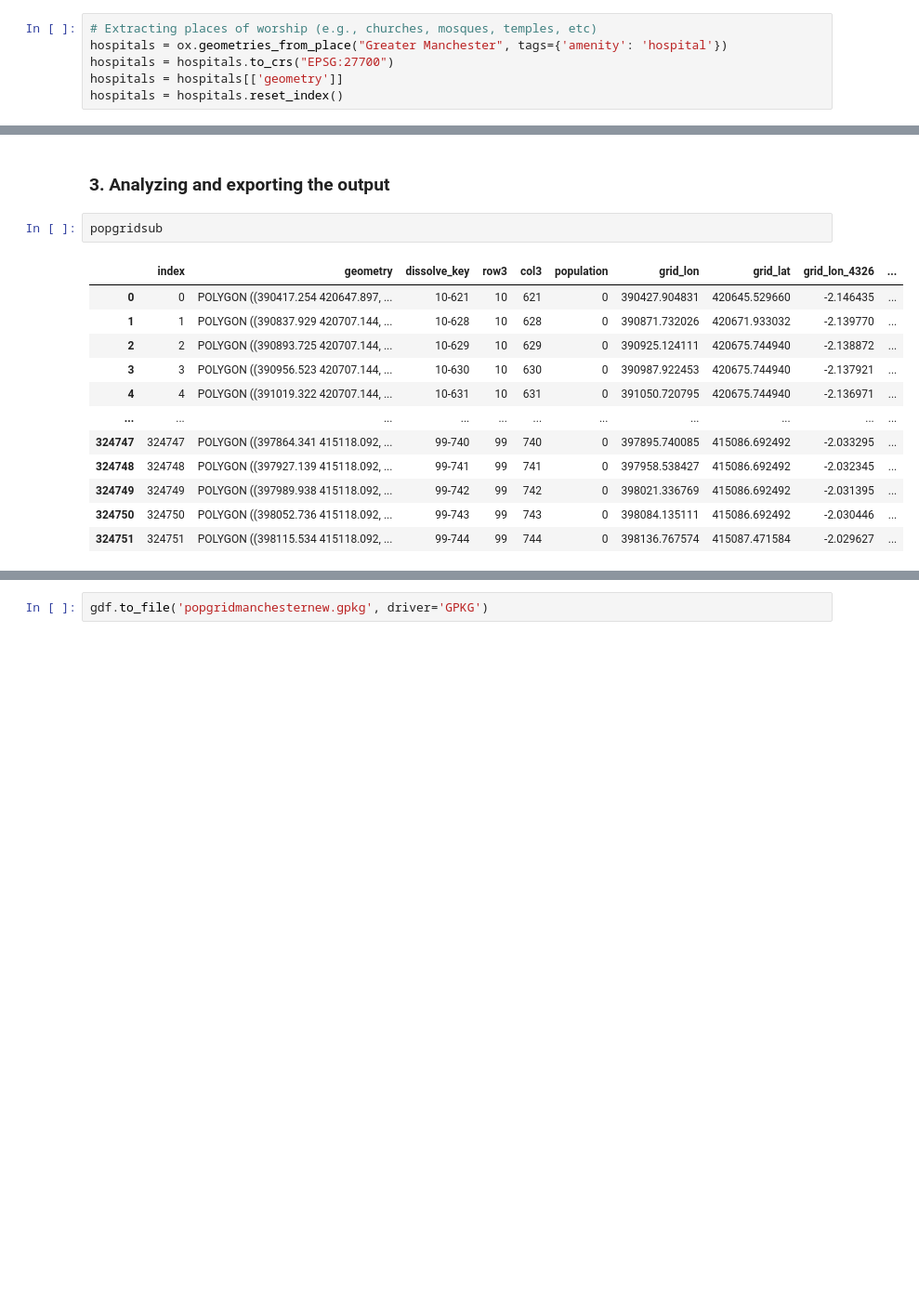
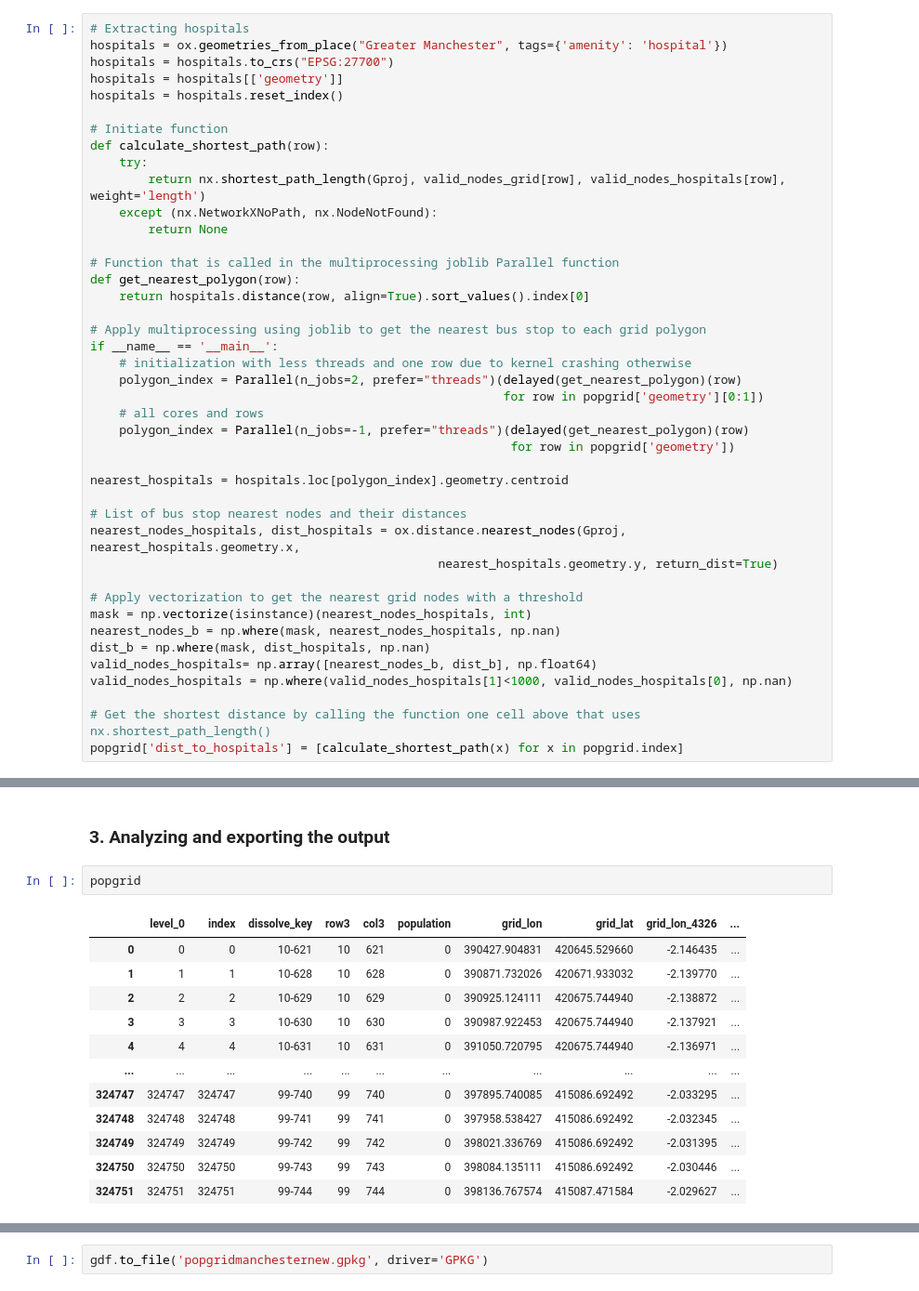
Before and after one commit to Spatial-Data-Science-and-GEO-AI-Lab/MultiHealth_S, a Jupyter notebook: distcalculation.ipynb, the cells around one changed output, grey strips where cells are left out. Shown: that part at 93% size. Saved outputs shown, nothing was run; the diff lists cells and outputs as text; blank space fills up the shorter version.

```diff
--- a/distcalculation.ipynb
+++ b/distcalculation.ipynb
@@ -252,6 +680,42 @@ sport_fields = sport_fields.reset_index()
 # %%
-# Extracting places of worship (e.g., churches, mosques, temples, etc)
+# Extracting hospitals
 hospitals = ox.geometries_from_place("Greater Manchester", tags={'amenity': 'hospital'})
 hospitals = hospitals.to_crs("EPSG:27700")
 hospitals = hospitals[['geometry']]
 hospitals = hospitals.reset_index()
+
+# Initiate function
+def calculate_shortest_path(row):
+    try:
+        return nx.shortest_path_length(Gproj, valid_nodes_grid[row], valid_nodes_hospitals[row], weight='length')
+    except (nx.NetworkXNoPath, nx.NodeNotFound):
+        return None
+
+# Function that is called in the multiprocessing joblib Parallel function
+def get_nearest_polygon(row):
+    return hospitals.distance(row, align=True).sort_values().index[0]
+
+# Apply multiprocessing using joblib to get the nearest bus stop to each grid polygon
+if __name__ == '__main__':
+    # initialization with less threads and one row due to kernel crashing otherwise
+    polygon_index = Parallel(n_jobs=2, prefer="threads")(delayed(get_nearest_polygon)(row)
+                                                         for row in popgrid['geometry'][0:1])
+    # all cores and rows
+    polygon_index = Parallel(n_jobs=-1, prefer="threads")(delayed(get_nearest_polygon)(row)
+                                                          for row in popgrid['geometry'])
+
+nearest_hospitals = hospitals.loc[polygon_index].geometry.centroid
+
+# List of bus stop nearest nodes and their distances
+nearest_nodes_hospitals, dist_hospitals = ox.distance.nearest_nodes(Gproj, nearest_hospitals.geometry.x,
+                                                nearest_hospitals.geometry.y, return_dist=True)
+
+# Apply vectorization to get the nearest grid nodes with a threshold
+mask = np.vectorize(isinstance)(nearest_nodes_hospitals, int)
+nearest_nodes_b = np.where(mask, nearest_nodes_hospitals, np.nan)
+dist_b = np.where(mask, dist_hospitals, np.nan)
+valid_nodes_hospitals= np.array([nearest_nodes_b, dist_b], np.float64)
+valid_nodes_hospitals = np.where(valid_nodes_hospitals[1]<1000, valid_nodes_hospitals[0], np.nan)
+
+# Get the shortest distance by calling the function one cell above that uses nx.shortest_path_length()
+popgrid['dist_to_hospitals'] = [calculate_shortest_path(x) for x in popgrid.index]
@@ -303,17 +769,17 @@ Execution time: 10229.70056772232 seconds
 # %% [markdown]
 ### 3. Analyzing and exporting the output
 # %%
-popgridsub
+popgrid
 # %% [output]
-|  | index | geometry | dissolve_key | row3 | col3 | population | grid_lon | grid_lat | grid_lon_4326 | ... |
-| 0 | 0 | POLYGON ((390417.254 420647.897, ... | 10-621 | 10 | 621 | 0 | 390427.904831 | 420645.529660 | -2.146435 | ... |
-| 1 | 1 | POLYGON ((390837.929 420707.144, ... | 10-628 | 10 | 628 | 0 | 390871.732026 | 420671.933032 | -2.139770 | ... |
-| 2 | 2 | POLYGON ((390893.725 420707.144, ... | 10-629 | 10 | 629 | 0 | 390925.124111 | 420675.744940 | -2.138872 | ... |
-| 3 | 3 | POLYGON ((390956.523 420707.144, ... | 10-630 | 10 | 630 | 0 | 390987.922453 | 420675.744940 | -2.137921 | ... |
-| 4 | 4 | POLYGON ((391019.322 420707.144, ... | 10-631 | 10 | 631 | 0 | 391050.720795 | 420675.744940 | -2.136971 | ... |
+|  | level_0 | index | dissolve_key | row3 | col3 | population | grid_lon | grid_lat | grid_lon_4326 | ... |
+| 0 | 0 | 0 | 10-621 | 10 | 621 | 0 | 390427.904831 | 420645.529660 | -2.146435 | ... |
+| 1 | 1 | 1 | 10-628 | 10 | 628 | 0 | 390871.732026 | 420671.933032 | -2.139770 | ... |
+| 2 | 2 | 2 | 10-629 | 10 | 629 | 0 | 390925.124111 | 420675.744940 | -2.138872 | ... |
+| 3 | 3 | 3 | 10-630 | 10 | 630 | 0 | 390987.922453 | 420675.744940 | -2.137921 | ... |
+| 4 | 4 | 4 | 10-631 | 10 | 631 | 0 | 391050.720795 | 420675.744940 | -2.136971 | ... |
 | ... | ... | ... | ... | ... | ... | ... | ... | ... | ... | ... |
-| 324747 | 324747 | POLYGON ((397864.341 415118.092, ... | 99-740 | 99 | 740 | 0 | 397895.740085 | 415086.692492 | -2.033295 | ... |
-| 324748 | 324748 | POLYGON ((397927.139 415118.092, ... | 99-741 | 99 | 741 | 0 | 397958.538427 | 415086.692492 | -2.032345 | ... |
-| 324749 | 324749 | POLYGON ((397989.938 415118.092, ... | 99-742 | 99 | 742 | 0 | 398021.336769 | 415086.692492 | -2.031395 | ... |
-| 324750 | 324750 | POLYGON ((398052.736 415118.092, ... | 99-743 | 99 | 743 | 0 | 398084.135111 | 415086.692492 | -2.030446 | ... |
-| 324751 | 324751 | POLYGON ((398115.534 415118.092, ... | 99-744 | 99 | 744 | 0 | 398136.767574 | 415087.471584 | -2.029627 | ... |
+| 324747 | 324747 | 324747 | 99-740 | 99 | 740 | 0 | 397895.740085 | 415086.692492 | -2.033295 | ... |
+| 324748 | 324748 | 324748 | 99-741 | 99 | 741 | 0 | 397958.538427 | 415086.692492 | -2.032345 | ... |
+| 324749 | 324749 | 324749 | 99-742 | 99 | 742 | 0 | 398021.336769 | 415086.692492 | -2.031395 | ... |
+| 324750 | 324750 | 324750 | 99-743 | 99 | 743 | 0 | 398084.135111 | 415086.692492 | -2.030446 | ... |
+| 324751 | 324751 | 324751 | 99-744 | 99 | 744 | 0 | 398136.767574 | 415087.471584 | -2.029627 | ... |
```
Also changed, not shown: parts of 31 cells of this notebook.
